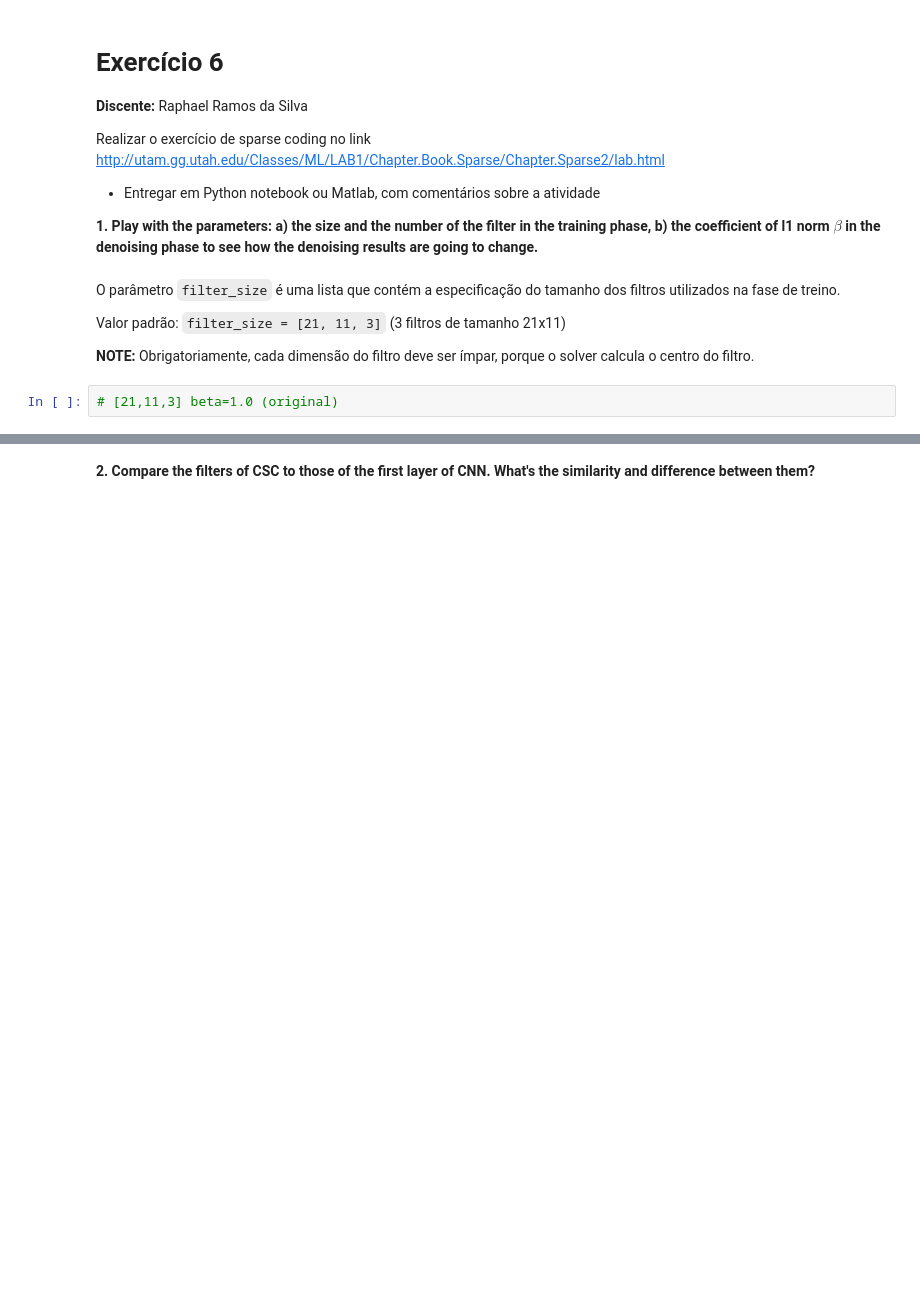
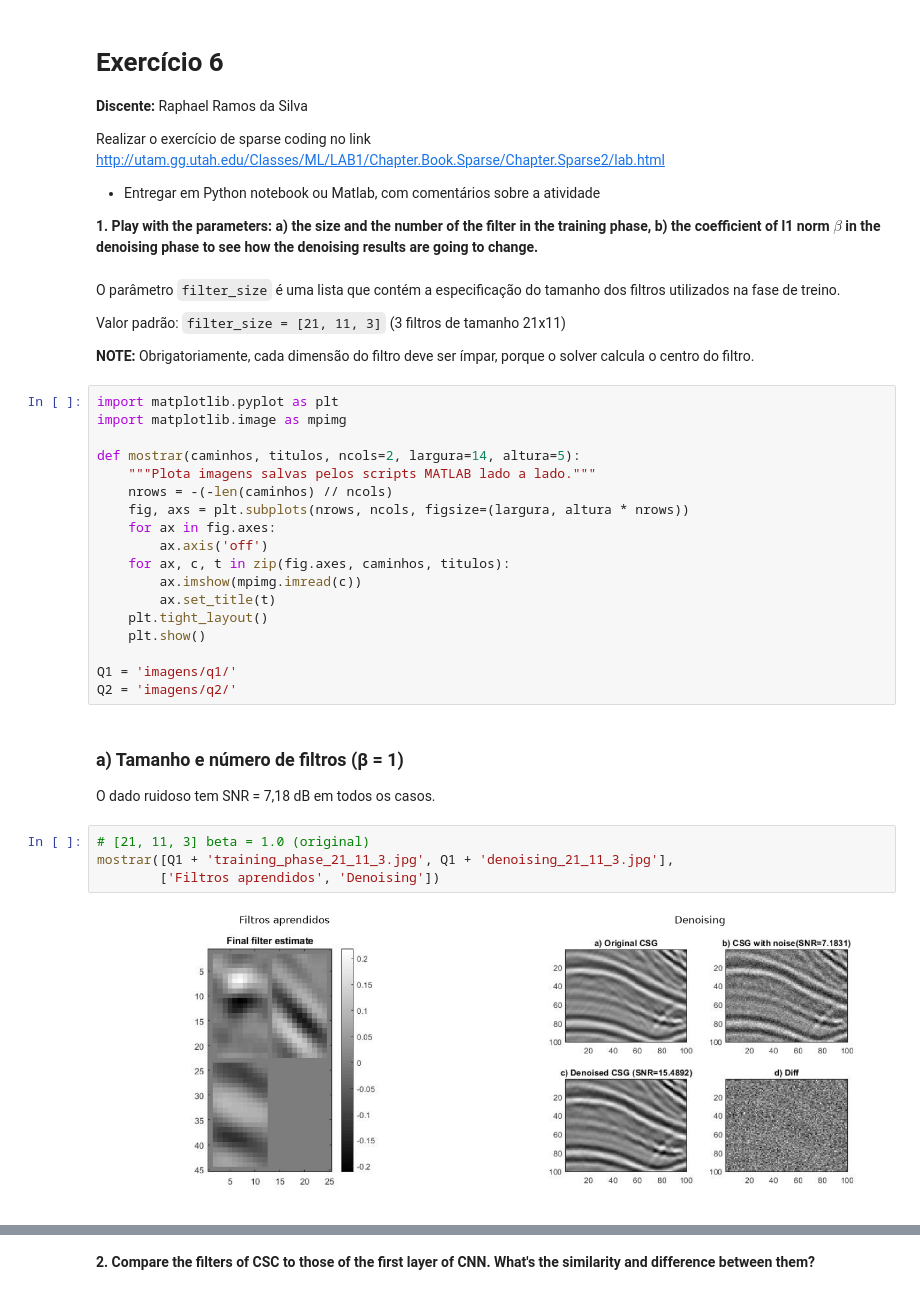
Before and after one commit to raphaelramosds/ppgeec2327, a Jupyter notebook: Exercicio6/Exercicio6_Raphael_Ramos.ipynb, the cells around one changed output, grey strips where cells are left out. Saved outputs shown, nothing was run; the diff lists cells and outputs as text; blank space fills up the shorter version.

```diff
--- a/Exercicio6/Exercicio6_Raphael_Ramos.ipynb
+++ b/Exercicio6/Exercicio6_Raphael_Ramos.ipynb
@@ -14,5 +14,31 @@ O parâmetro `filter_size` é uma lista que contém a especificação do tamanho
 Valor padrão: `filter_size = [21, 11, 3]` (3 filtros de tamanho 21x11)
 
 **NOTE:** Obrigatoriamente, cada dimensão do filtro deve ser ímpar, porque o solver calcula o centro do filtro.
-# %%
-# [21,11,3] beta=1.0 (original)
+# %%
+import matplotlib.pyplot as plt
+import matplotlib.image as mpimg
+
+def mostrar(caminhos, titulos, ncols=2, largura=14, altura=5):
+    """Plota imagens salvas pelos scripts MATLAB lado a lado."""
+    nrows = -(-len(caminhos) // ncols)
+    fig, axs = plt.subplots(nrows, ncols, figsize=(largura, altura * nrows))
+    for ax in fig.axes:
+        ax.axis('off')
+    for ax, c, t in zip(fig.axes, caminhos, titulos):
+        ax.imshow(mpimg.imread(c))
+        ax.set_title(t)
+    plt.tight_layout()
+    plt.show()
+
+Q1 = 'imagens/q1/'
+Q2 = 'imagens/q2/'
+# %% [markdown]
+### a) Tamanho e número de filtros (β = 1)
+
+O dado ruidoso tem SNR = 7,18 dB em todos os casos.
+# %%
+# [21, 11, 3] beta = 1.0 (original)
+mostrar([Q1 + 'training_phase_21_11_3.jpg', Q1 + 'denoising_21_11_3.jpg'],
+        ['Filtros aprendidos', 'Denoising'])
+# %% [output]
+[figure, added]
```
Also changed, not shown: parts of 11 cells of this notebook, 1 other file.
